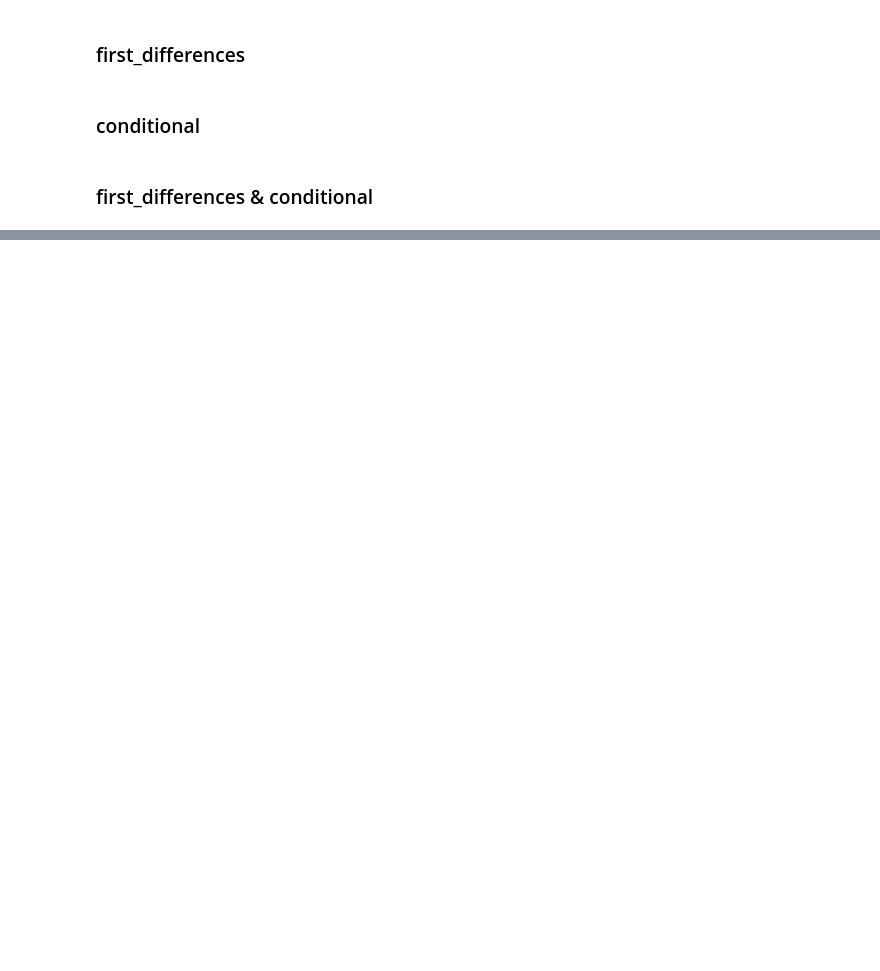
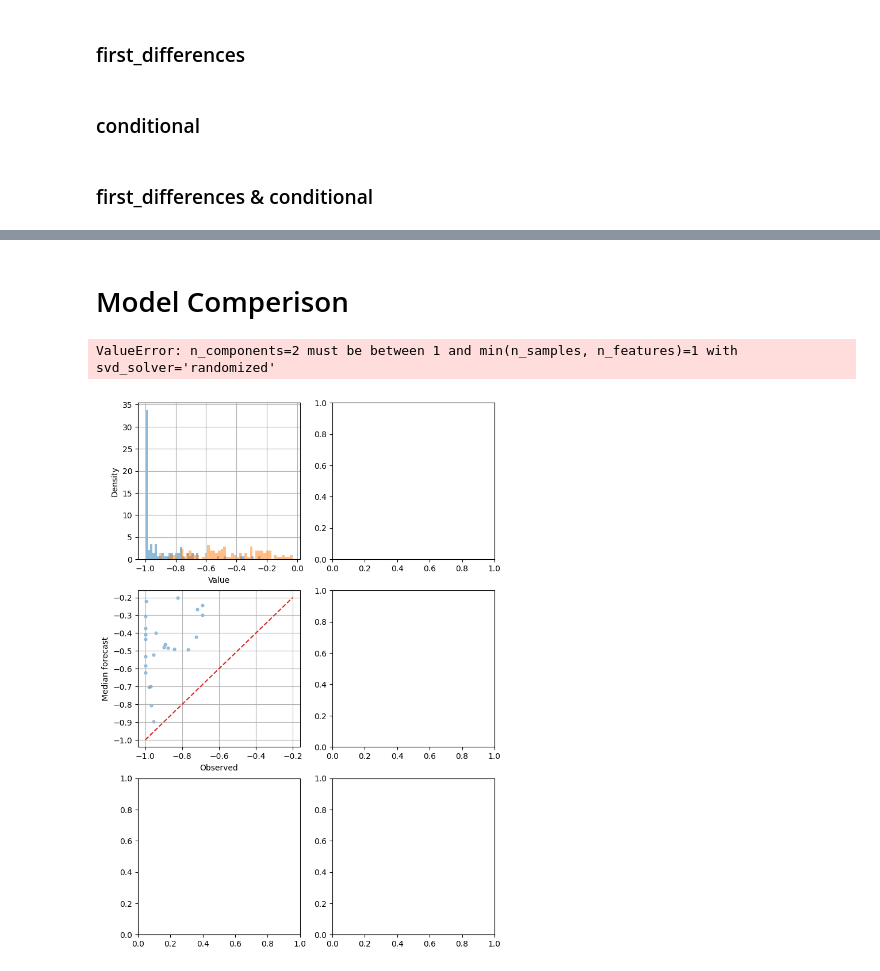
Before and after one commit to vbalab/FITS, a Jupyter notebook: src/fits/notebooks/solar.ipynb, the cells around one changed output, grey strips where cells are left out. Saved outputs shown, nothing was run; the diff lists cells and outputs as text; code cells hidden in the pictures; blank space fills up the shorter version.

Commit message:
find error

```diff
--- a/src/fits/notebooks/solar.ipynb
+++ b/src/fits/notebooks/solar.ipynb
@@ -430,3 +444,10 @@ PlotFITSJDecomposition(model_name, nsample=NSAMPLE, sample_index=90, feature_ind
 del fitsj
 gc.collect()
 torch.cuda.empty_cache()
+# %% [markdown]
+# Model Comperison
+# %%
+PlotComparisonModelGrid(eval_foldernames=["csdi_solar", "diffusionts_solar"], nsample=NSAMPLE, sample_index=90, feature_index=3)
+# %% [output]
+ValueError: n_components=2 must be between 1 and min(n_samples, n_features)=1 with svd_solver='randomized'
+[figure, added]
```
Also changed, not shown: parts of 20 cells of this notebook, 1 other file.
